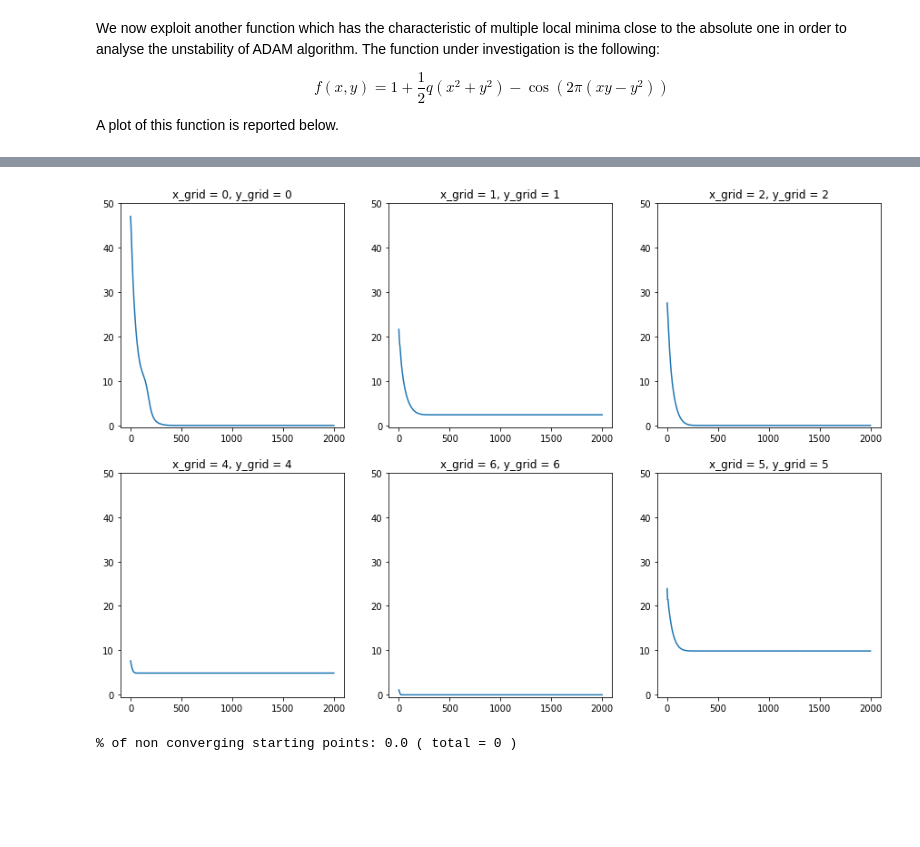
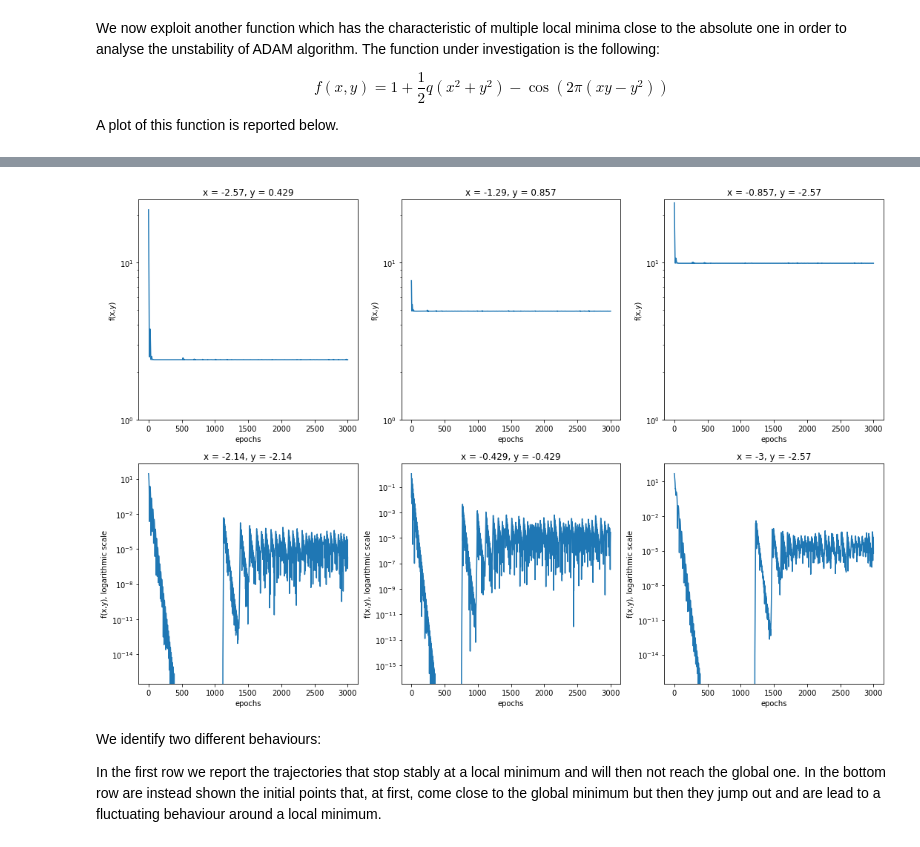
Before and after one commit to giuliacampesan/UniversityAssignments, a Jupyter notebook: LoCPdown_exercise1.ipynb, the cells around one changed output, grey strips where cells are left out. Drawn from its saved outputs; the diff is of its cells as text; code cells hidden in the pictures; blank space fills up the shorter version.

```diff
--- a/LoCPdown_exercise1.ipynb
+++ b/LoCPdown_exercise1.ipynb
@@ -161,7 +162,7 @@ In the following windows we provide an analysis of the behaviour of some algorit
 ## Vanilla gradient descent tuning
 # %%
 #initialising lists
-trajectories = []      #Added - Ale
+#trajectories = []
 avgs = []
 init = [0,0]
 
@@ -178,7 +179,7 @@ for eta in tqdm(etas):
             traj_list.append(gd(grad_surf_1, init, n_epochs, eta))
 
     traj_list = np.array(traj_list).reshape(len(X),len(Y),n_epochs+1,2)
-    trajectories.append(traj_list)
+    #trajectories.append(traj_list)
 
 
     for e in range(n_epochs+1):
@@ -224,7 +224,7 @@ for eta in tqdm(etas):
             traj_list.append(gd_with_mom(grad_surf_1, init, n_epochs, eta))
 
     traj_list = np.array(traj_list).reshape(len(X),len(Y),n_epochs+1,2)
-    trajectories.append(traj_list)
+    #trajectories.append(traj_list)
 
 
     for e in range(n_epochs+1):
@@ -270,7 +269,7 @@ for eta in tqdm(etas):
             traj_list.append(NAG(grad_surf_1, init, n_epochs, eta))
 
     traj_list = np.array(traj_list).reshape(len(X),len(Y),n_epochs+1,2)
-    trajectories.append(traj_list)
+    #trajectories.append(traj_list)
 
 
     for e in range(n_epochs+1):
@@ -463,8 +553,8 @@ plt.show()
 # %%
 trajectories = []
 avgs = []
-n_epochs = 2000
-l_rates = [10**-6,10**-5,10**-4,10**-3,10**-2]
+n_epochs = 3000
+l_rates = [10**-6,10**-5,10**-4,10**-3,10**-2, 10**-1]
 X = np.linspace(-3, 3, 15)
 Y = np.linspace(-3, 3, 15)
 
@@ -585,49 +686,38 @@ plt.show()
 # %%
-fig, ax = plt.subplots(2,3, figsize=(15,10))
+fig, ax = plt.subplots(2,3, figsize=(18,12))
 
 counter = 0
 
 for point in range(len(points)):
     z_2d = []
-    for k in range(len(trajectories[4][0][0])):
-        z_2d.append(surf_2(trajectories[4][points[point][0]][points[point][1]][k][0],
-                          trajectories[4][points[point][0]][points[point][1]][k][1], q2))
+    for k in range(len(trajectories[5][0][0])):
+        z_2d.append(surf_2(trajectories[5][points[point][0]][points[point][1]][k][0],
+                          trajectories[5][points[point][0]][points[point][1]][k][1], q2))
     if counter <=2:
         ax[0][counter].plot(z_2d)
-        title = 'x_grid = ' + str(points[point][0]) + ', y_grid = ' + str(points[point][0])
+        title = 'x = ' + '{0:.3g}'.format(X[points[point][0]]) + ', y = ' + '{0:.3g}'.format(Y[points[point][1]])
         ax[0][counter].set_title(title)
-        ax[0][counter].set_ylim(-0.5,50)
+        ax[0][counter].set_yscale('log')
+        ax[0][counter].set_xlabel('epochs')
+        ax[0][counter].set_ylabel('f(x,y)')
+        ax[0][counter].set_ylim(1, 25)
+
     else:
         ax[1][counter-3].plot(z_2d)
-        title = 'x_grid = ' + str(points[point][0]) + ', y_grid = ' + str(points[point][0])
+        title = 'x = ' + '{0:.3g}'.format(X[points[point][0]]) + ', y = ' + '{0:.3g}'.format(Y[points[point][1]])
         ax[1][counter-3].set_title(title)
-        ax[1][counter-3].set_ylim(-0.5,50)
+        ax[1][counter-3].set_yscale('log')
+        ax[1][counter-3].set_xlabel('epochs')
+        ax[1][counter-3].set_ylabel('f(x,y), logarithmic scale')
+
+
 
     counter +=1
 plt.show()
 # %% [output]
-[figure, old version]
+[figure, new version]
-# %%
-last_epoch = 1000
-wrong_index = []
-
-for i in range(len(X)):
-    for j in range(len(Y)):
-        test = np.array([trajectories[4][i][j][e] for e in range(last_epoch)]) == [0,0]
-        if test.any():
-            x,y = trajectories[4][i][j][last_epoch]
-            temp = surf_2(x, y, q2)
-            if temp > 0: wrong_index.append([i,j])
-
-print('% of non converging starting points:', len(wrong_index)/(len(X)*len(Y)), '( total = {}'.format(len(wrong_index)),')')
-
-
-#fig = plt.figure(figsize=(15,10))
-#ax = fig.gca(projection='3d')
-#for k in range(len(wrong_index)):
-#    i, j = wrong_index[k]
-#    traj = trajectories[4][i][j]
-#    x,y = np.array(traj).T
-#    ax.plot(np.arange(last_epoch+1), x, y)
-# %% [output]
-% of non converging starting points: 0.0 ( total = 0 )
+# %% [markdown]
+We identify two different behaviours:
+
+In the first row we report the trajectories that stop stably at a local minimum and will then not reach the global one.
+In the bottom row are instead shown the initial points that, at first, come close to the global minimum but then they jump out and are lead to a fluctuating behaviour around a local minimum.
```
Also changed, not shown: parts of 27 cells of this notebook.
